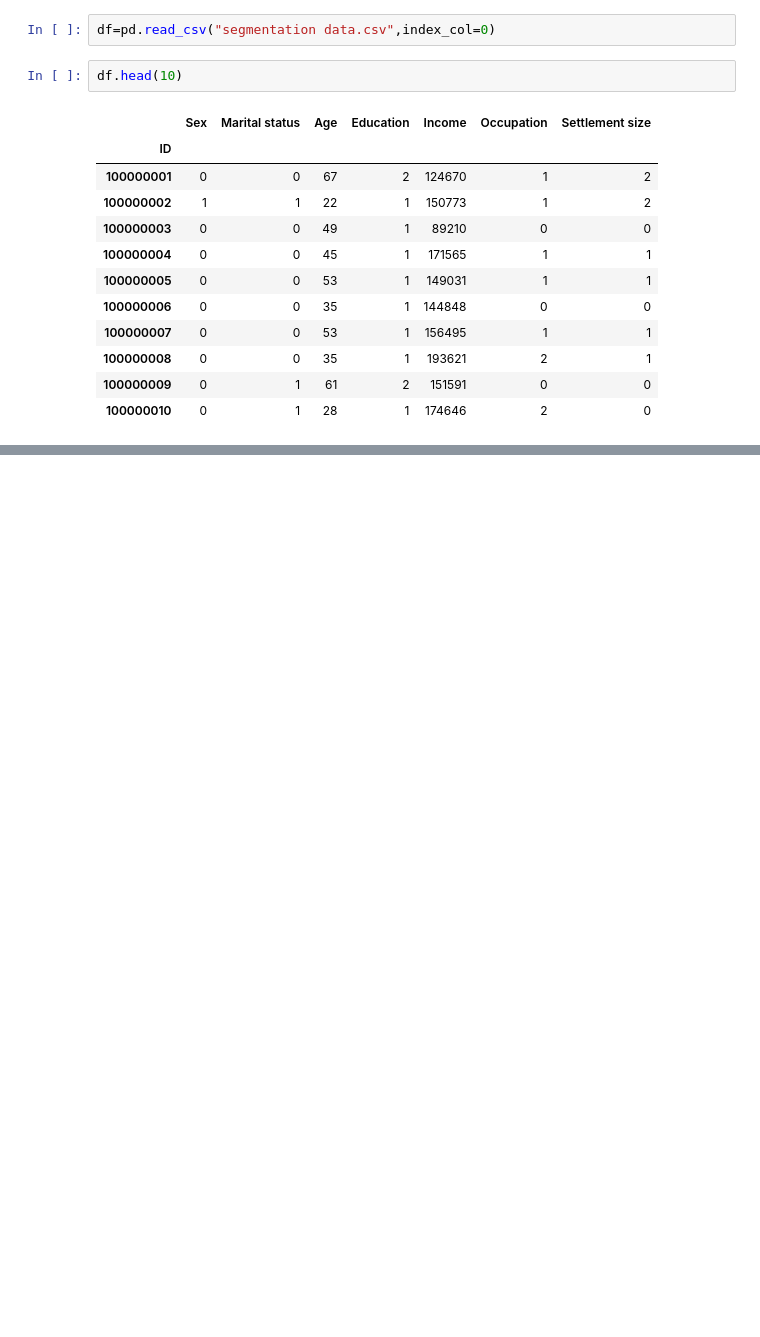
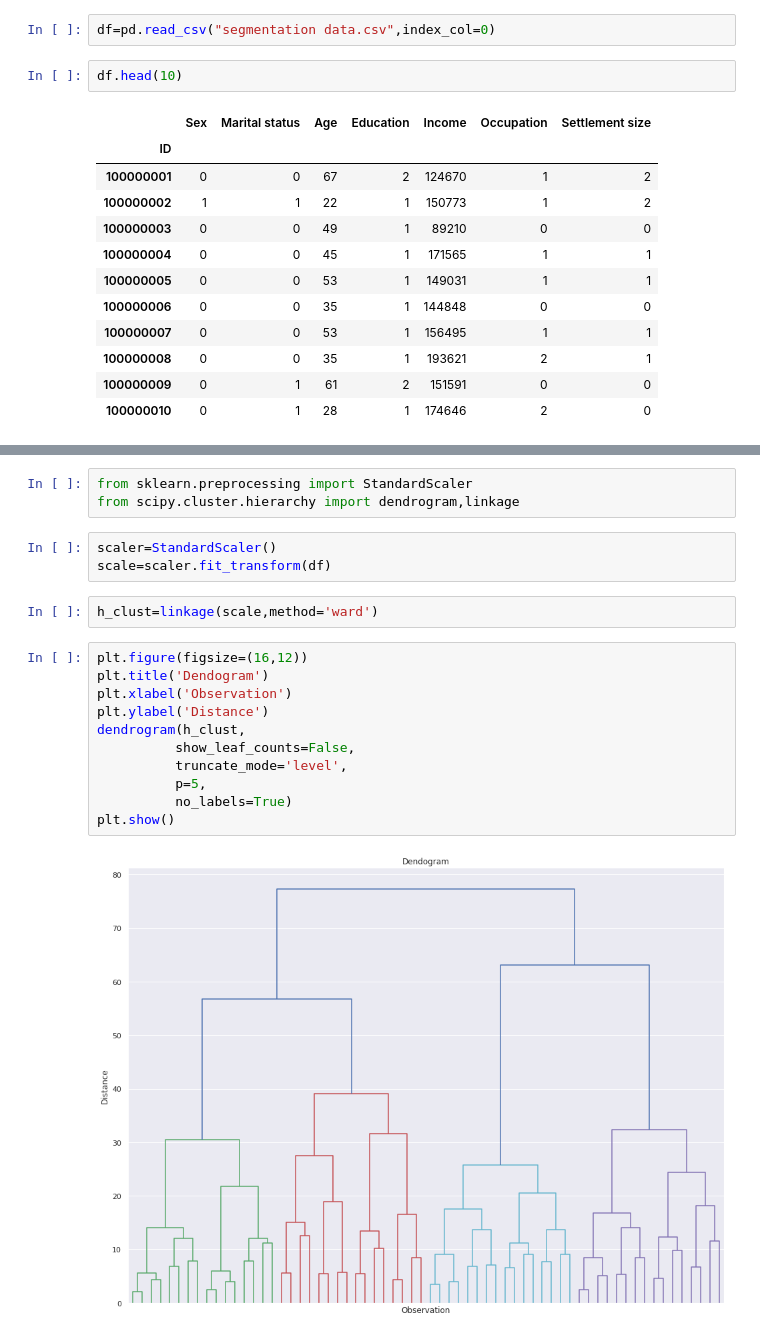
Before and after one commit to Hamza1122/Customer-Segmentation-Tutor, a Jupyter notebook: Untitled61.ipynb, the cells around one changed output, grey strips where cells are left out. Cells and saved outputs as stored; diff of their text form; blank space fills up the shorter version.

```diff
--- a/Untitled61.ipynb
+++ b/Untitled61.ipynb
@@ -49,0 +57,21 @@ df.corr()
+# %%
+from sklearn.preprocessing import StandardScaler
+from scipy.cluster.hierarchy import dendrogram,linkage
+# %%
+scaler=StandardScaler()
+scale=scaler.fit_transform(df)
+# %%
+h_clust=linkage(scale,method='ward')
+# %%
+plt.figure(figsize=(16,12))
+plt.title('Dendogram')
+plt.xlabel('Observation')
+plt.ylabel('Distance')
+dendrogram(h_clust,
+          show_leaf_counts=False,
+          truncate_mode='level',
+          p=5,
+          no_labels=True)
+plt.show()
+# %% [output]
+[figure, added]
```
Also changed, not shown: parts of 1 cell of this notebook.
